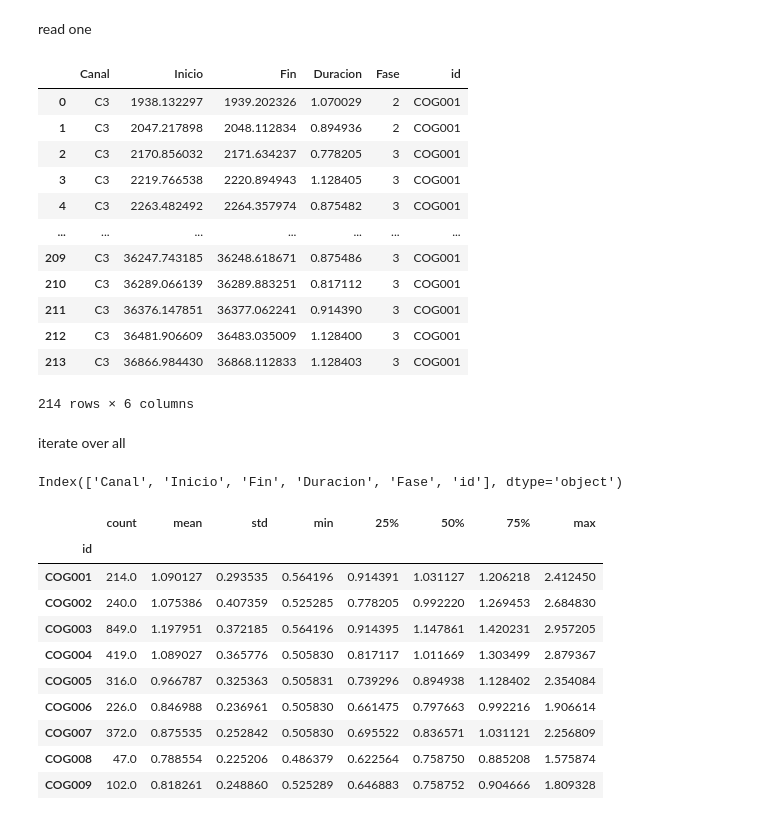
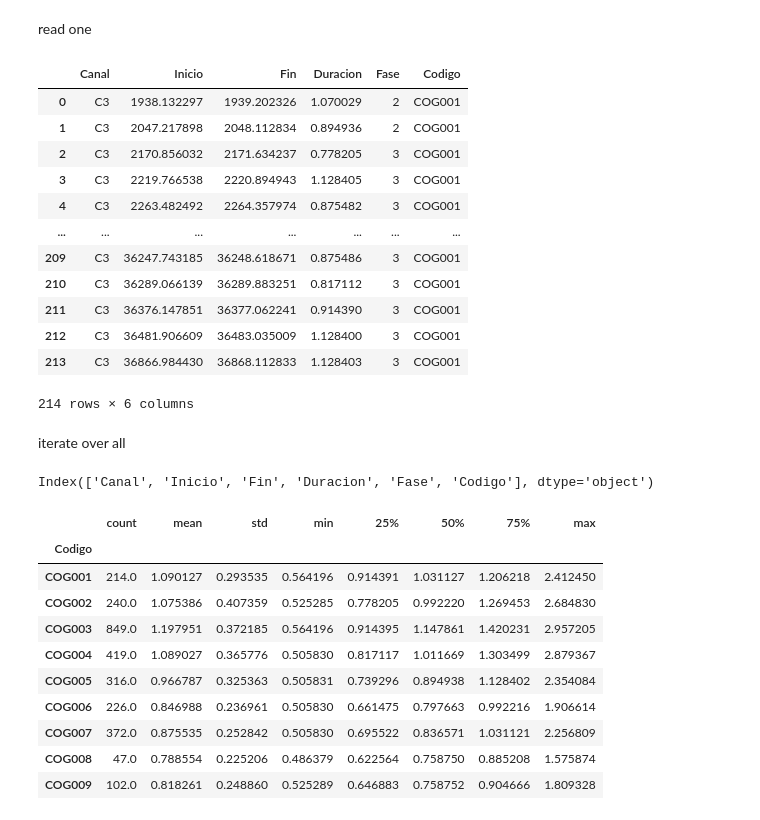
Before and after one commit to quiquegurdiel/SpinCo, a Jupyter notebook: Experiment001.ipynb, the cells around one changed output. Drawn from its saved outputs; the diff is of its cells as text; code cells hidden in the pictures.

```diff
--- a/Experiment001.ipynb
+++ b/Experiment001.ipynb
@@ -113,11 +114,11 @@ annopaths
 read one
 # %%
 annotations=pd.read_csv(annopaths[0])
-annotations['id']='COG001'
+annotations['Codigo']='COG001'
 # %%
 annotations
 # %% [output]
-|  | Canal | Inicio | Fin | Duracion | Fase | id |
+|  | Canal | Inicio | Fin | Duracion | Fase | Codigo |
 | 0 | C3 | 1938.132297 | 1939.202326 | 1.070029 | 2 | COG001 |
 | 1 | C3 | 2047.217898 | 2048.112834 | 0.894936 | 2 | COG001 |
 | 2 | C3 | 2170.856032 | 2171.634237 | 0.778205 | 3 | COG001 |
@@ -136,17 +137,17 @@ iterate over all
 annotations=pd.DataFrame(columns=annotations.columns)
 for i in range(len(annopaths)):
     aux=pd.read_csv(annopaths[i])
-    aux['id'] = 'COG00'+str(i+1)
+    aux['Codigo'] = 'COG00'+str(i+1)
     annotations=pd.concat([annotations,aux])
 # %%
 annotations.columns
 # %% [output]
-Index(['Canal', 'Inicio', 'Fin', 'Duracion', 'Fase', 'id'], dtype='object')
+Index(['Canal', 'Inicio', 'Fin', 'Duracion', 'Fase', 'Codigo'], dtype='object')
 # %%
-annotations.groupby('id').Duracion.describe()
+annotations.groupby('Codigo').Duracion.describe()
 # %% [output]
 |  | count | mean | std | min | 25% | 50% | 75% | max |
-| id |  |  |  |  |  |  |  |  |
+| Codigo |  |  |  |  |  |  |  |  |
 | COG001 | 214.0 | 1.090127 | 0.293535 | 0.564196 | 0.914391 | 1.031127 | 1.206218 | 2.412450 |
 | COG002 | 240.0 | 1.075386 | 0.407359 | 0.525285 | 0.778205 | 0.992220 | 1.269453 | 2.684830 |
 | COG003 | 849.0 | 1.197951 | 0.372185 | 0.564196 | 0.914395 | 1.147861 | 1.420231 | 2.957205 |
```
Also changed, not shown: parts of 20 cells of this notebook.
